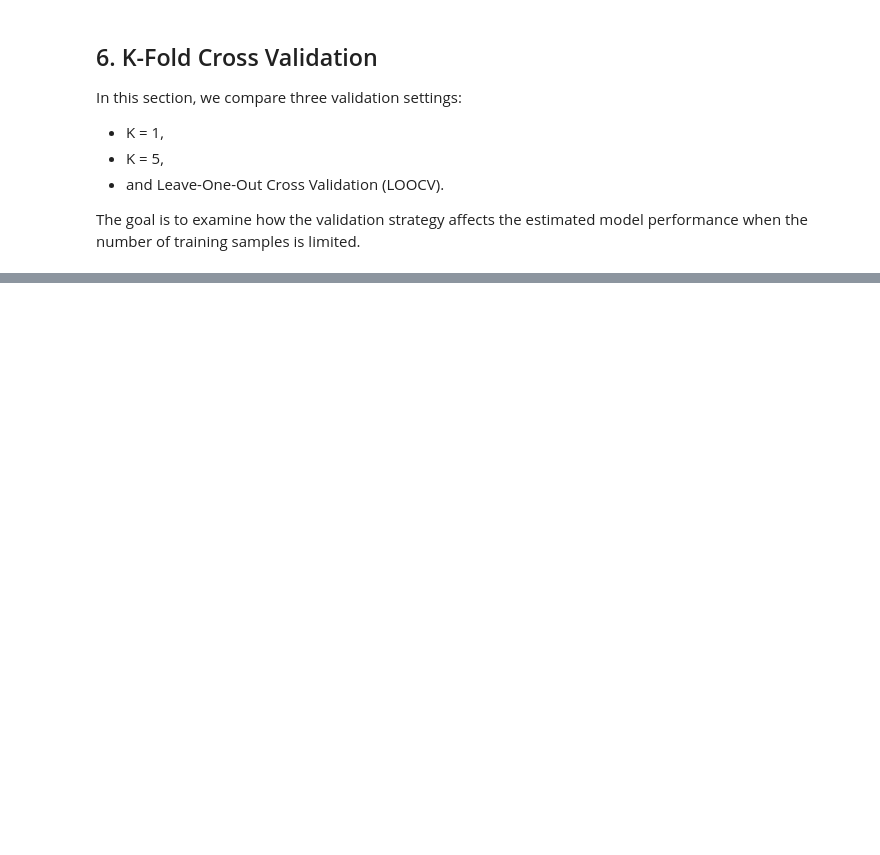
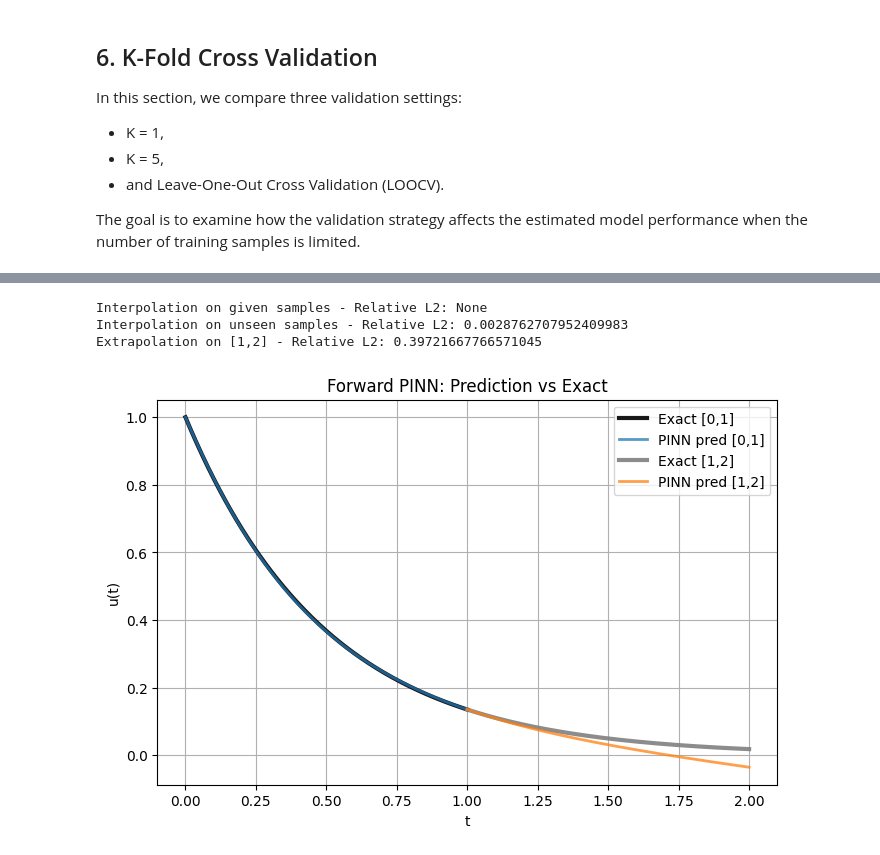
Before and after one commit to jasonok467570/deep-learning-hw1, a Jupyter notebook: HW1.ipynb, the cells around one changed output, grey strips where cells are left out. Drawn from its saved outputs; the diff is of its cells as text; code cells hidden in the pictures; blank space fills up the shorter version.

```diff
--- a/HW1.ipynb
+++ b/HW1.ipynb
@@ -1175,0 +1509,51 @@ LOOCV                7.323046e-03         8.732820e-03
+# %%
+_, pinn_model = load_pinn_result(PINN_DEFAULT_CONFIG)
+
+# interpolation on given samples
+if PINN_DEFAULT_CONFIG["train_size"] > 0:
+    t_given, u_given = generate_train_data(
+        n_train=PINN_DEFAULT_CONFIG["train_size"],
+        a=A_TRUE,
+        seed=PINN_DEFAULT_CONFIG["seed"]
+    )
+    with torch.no_grad():
+        u_given_pred = pinn_model(t_given.to(device))
+    rel_l2_given = relative_l2_error(u_given_pred, u_given.to(device))
+    pw_given = pointwise_relative_error(u_given_pred, u_given.to(device)).cpu().numpy()
+else:
+    t_given, u_given, rel_l2_given, pw_given = None, None, None, None
+
+# interpolation on unseen samples
+interp_out = evaluate_pinn_model(pinn_model, t_min=0.0, t_max=1.0, n_eval=200)
+
+# extrapolation
+extra_out = evaluate_pinn_model(pinn_model, t_min=1.0, t_max=2.0, n_eval=200)
+
+print("Interpolation on given samples - Relative L2:", rel_l2_given)
+print("Interpolation on unseen samples - Relative L2:", interp_out["relative_l2"])
+print("Extrapolation on [1,2] - Relative L2:", extra_out["relative_l2"])
+# %% [output]
+Interpolation on given samples - Relative L2: None
+Interpolation on unseen samples - Relative L2: 0.0028762707952409983
+Extrapolation on [1,2] - Relative L2: 0.39721667766571045
+# %%
+# prediction vs exact
+plt.figure(figsize=(8, 5))
+
+plt.plot(interp_out["t"], interp_out["u_exact"], color="black", linewidth=3.0, alpha=0.9, label="Exact [0,1]")
+plt.plot(interp_out["t"], interp_out["u_pred"], linewidth=2.0, alpha=0.75, label="PINN pred [0,1]")
+
+plt.plot(extra_out["t"], extra_out["u_exact"], color="gray", linewidth=3.0, alpha=0.9, label="Exact [1,2]")
+plt.plot(extra_out["t"], extra_out["u_pred"], linewidth=2.0, alpha=0.75, label="PINN pred [1,2]")
+
+if t_given is not None:
+    plt.scatter(t_given.numpy(), u_given.numpy(), color="red", s=35, alpha=0.8, label="Given samples")
+
+plt.xlabel("t")
+plt.ylabel("u(t)")
+plt.title("Forward PINN: Prediction vs Exact")
+plt.legend()
+plt.grid(True)
+plt.show()
+# %% [output]
+[figure, added]
```
Also changed, not shown: parts of 40 cells of this notebook, 58 other files.
